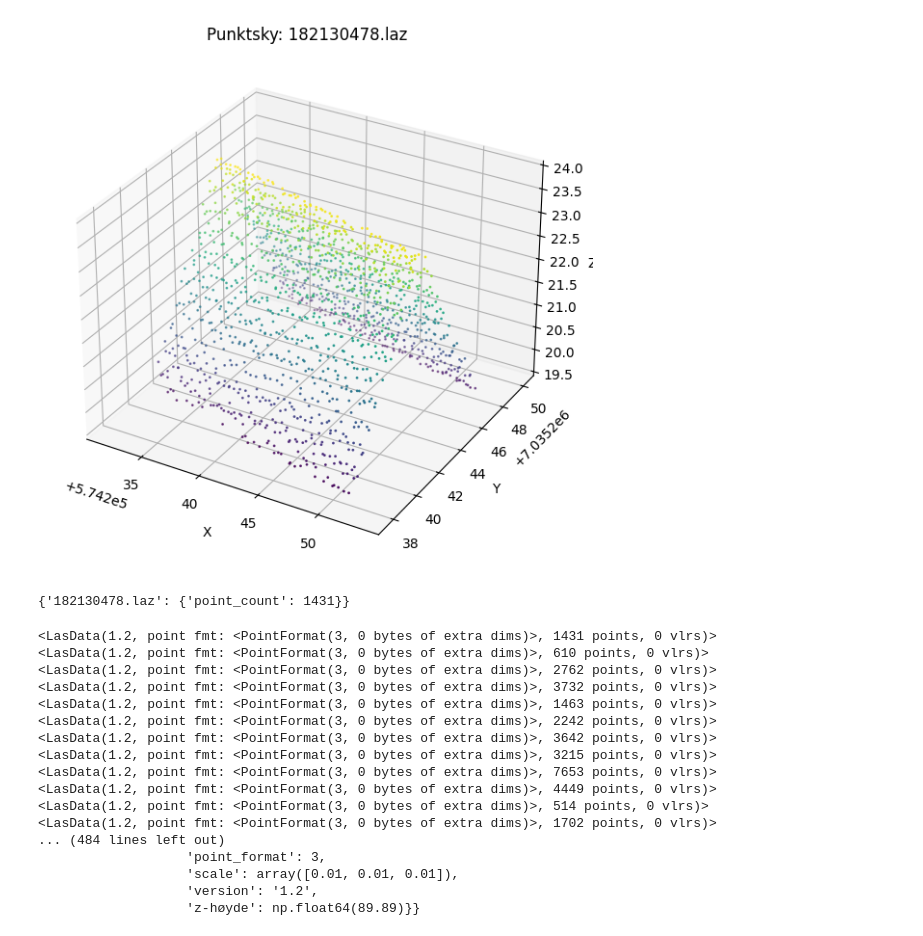
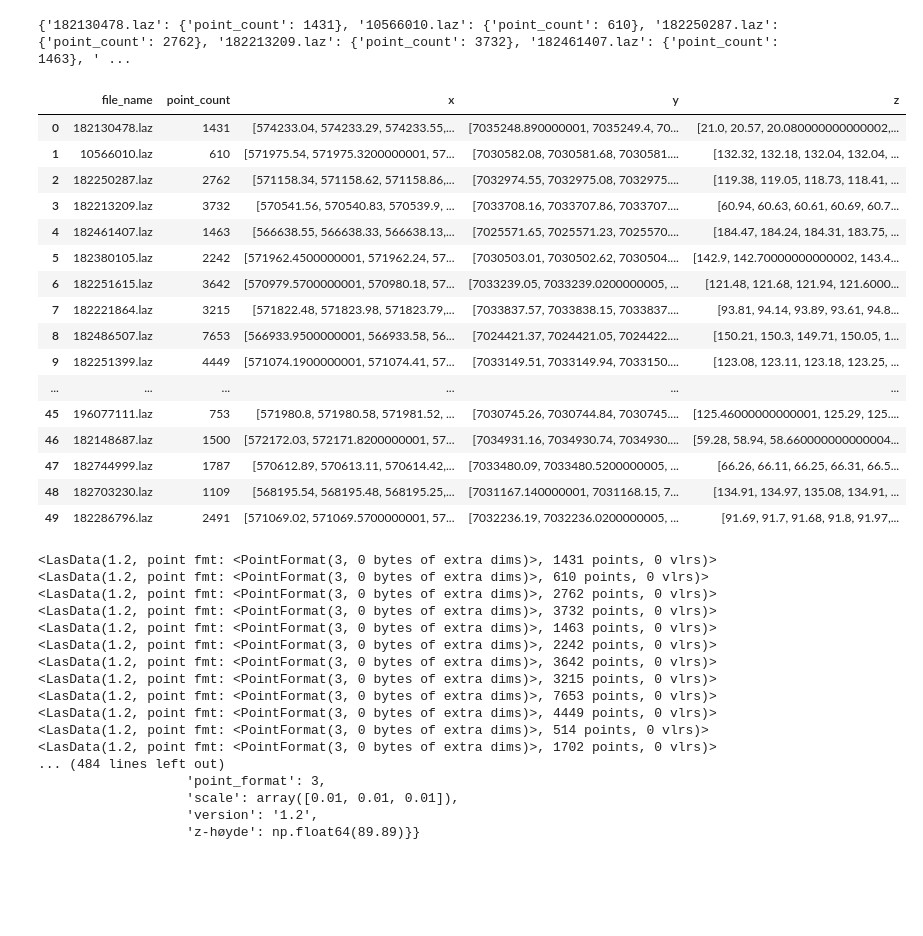
Before and after one commit to Ingridtr/TBA4251-Programmering-i-geomatikk, a Jupyter notebook: main.ipynb, the cells around one changed output. Saved outputs shown, nothing was run; the diff lists cells and outputs as text; code cells hidden in the pictures; blank space fills up the shorter version.

```diff
--- a/main.ipynb
+++ b/main.ipynb
@@ -13,46 +15,76 @@ folder = "sample_roofdata_50"
 
 # Opprett en tom dictionary for å lagre informasjonen
 roofs_dict = {}
+roofs_data = []
 
+df = gpd.GeoDataFrame()
 # Gå gjennom filene i mappen
 for roof in os.listdir(folder):
     if roof.endswith(".laz"):
         # Lag hele filstien ved å kombinere mappen og filnavnet
         file_path = os.path.join(folder, roof)
 
         # Åpne .laz-filen og hent informasjon
         with lp.open(file_path, laz_backend=lp.LazBackend) as fh:
             point_count = fh.header.point_count
 
 
 
             # Legg til informasjon i dictionary
             roofs_dict[roof] = {
                 "point_count": point_count
             }
 
             las_data = fh.read()
             x = las_data.x
             y = las_data.y
             z = las_data.z
 
+            roofs_data.append({
+                "file_name": roof,
+                "point_count": point_count,
+                "x": x,
+                "y": y,
+                "z": z,
 
-        fig = plt.figure(figsize=(10, 7))
-        ax = fig.add_subplot(111, projection='3d')
-        ax.scatter(x, y, z, s=1, c=z, cmap='viridis')  # s=1 betyr små punkter, c=z farger punktene basert på høyde
-        ax.set_title(f"Punktsky: {roof}")
-        ax.set_xlabel("X")
-        ax.set_ylabel("Y")
-        ax.set_zlabel("Z")
-        plt.show()
-        break #hvis du vil se alle 50 takene, fjern denne
+            })
+
+
+        #fig = plt.figure(figsize=(10, 7))
+        #ax = fig.add_subplot(111, projection='3d')
+        #ax.scatter(x, y, z, s=1, c=z, cmap='viridis')  # s=1 betyr små punkter, c=z farger punktene basert på høyde
+        #ax.set_title(f"Punktsky: {roof}")
+        #ax.set_xlabel("X")
+        #ax.set_ylabel("Y")
+        #ax.set_zlabel("Z")
+        #plt.show()
+        #break #hvis du vil se alle 50 takene, fjern denne
 
 
 # Skriv ut dictionary for å verifisere
 print(roofs_dict)
+
+df = pd.DataFrame(roofs_data)
+df
 # %% [output]
-[figure, removed]
-{'182130478.laz': {'point_count': 1431}}
+{'182130478.laz': {'point_count': 1431}, '10566010.laz': {'point_count': 610}, '182250287.laz': {'point_count': 2762}, '182213209.laz': {'point_count': 3732}, '182461407.laz': {'point_count': 1463}, ' ...
+|  | file_name | point_count | x | y | z |
+| 0 | 182130478.laz | 1431 | [574233.04, 574233.29, 574233.55,... | [7035248.890000001, 7035249.4, 70... | [21.0, 20.57, 20.080000000000002,... |
+| 1 | 10566010.laz | 610 | [571975.54, 571975.3200000001, 57... | [7030582.08, 7030581.68, 7030581.... | [132.32, 132.18, 132.04, 132.04, ... |
+| 2 | 182250287.laz | 2762 | [571158.34, 571158.62, 571158.86,... | [7032974.55, 7032975.08, 7032975.... | [119.38, 119.05, 118.73, 118.41, ... |
+| 3 | 182213209.laz | 3732 | [570541.56, 570540.83, 570539.9, ... | [7033708.16, 7033707.86, 7033707.... | [60.94, 60.63, 60.61, 60.69, 60.7... |
+| 4 | 182461407.laz | 1463 | [566638.55, 566638.33, 566638.13,... | [7025571.65, 7025571.23, 7025570.... | [184.47, 184.24, 184.31, 183.75, ... |
+| 5 | 182380105.laz | 2242 | [571962.4500000001, 571962.24, 57... | [7030503.01, 7030502.62, 7030504.... | [142.9, 142.70000000000002, 143.4... |
+| 6 | 182251615.laz | 3642 | [570979.5700000001, 570980.18, 57... | [7033239.05, 7033239.0200000005, ... | [121.48, 121.68, 121.94, 121.6000... |
+| 7 | 182221864.laz | 3215 | [571822.48, 571823.98, 571823.79,... | [7033837.57, 7033838.15, 7033837.... | [93.81, 94.14, 93.89, 93.61, 94.8... |
+| 8 | 182486507.laz | 7653 | [566933.9500000001, 566933.58, 56... | [7024421.37, 7024421.05, 7024422.... | [150.21, 150.3, 149.71, 150.05, 1... |
+| 9 | 182251399.laz | 4449 | [571074.1900000001, 571074.41, 57... | [7033149.51, 7033149.94, 7033150.... | [123.08, 123.11, 123.18, 123.25, ... |
+| ... | ... | ... | ... | ... | ... |
+| 45 | 196077111.laz | 753 | [571980.8, 571980.58, 571981.52, ... | [7030745.26, 7030744.84, 7030745.... | [125.46000000000001, 125.29, 125.... |
+| 46 | 182148687.laz | 1500 | [572172.03, 572171.8200000001, 57... | [7034931.16, 7034930.74, 7034930.... | [59.28, 58.94, 58.660000000000004... |
+| 47 | 182744999.laz | 1787 | [570612.89, 570613.11, 570614.42,... | [7033480.09, 7033480.5200000005, ... | [66.26, 66.11, 66.25, 66.31, 66.5... |
+| 48 | 182703230.laz | 1109 | [568195.54, 568195.48, 568195.25,... | [7031167.140000001, 7031168.15, 7... | [134.91, 134.97, 135.08, 134.91, ... |
+| 49 | 182286796.laz | 2491 | [571069.02, 571069.5700000001, 57... | [7032236.19, 7032236.0200000005, ... | [91.69, 91.7, 91.68, 91.8, 91.97,... |
 # %%
 ##kjapt generert for mer info
 
```
Also changed, not shown: parts of 1 cell of this notebook.
